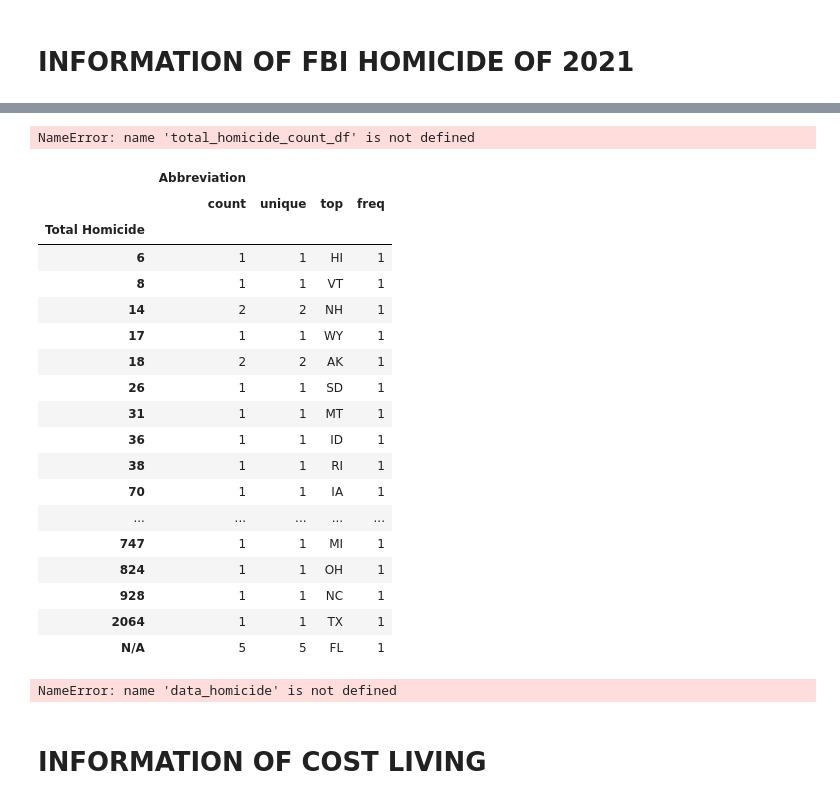
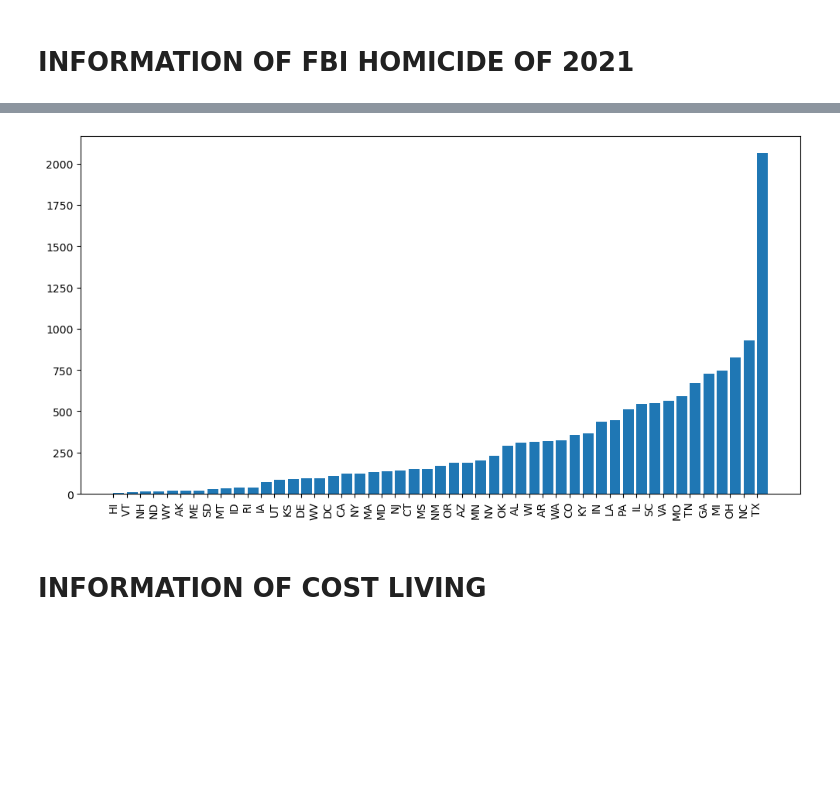
Before and after one commit to hrollin5/project_one, a Jupyter notebook: data_prep.ipynb, the cells around one changed output, grey strips where cells are left out. Saved outputs shown, nothing was run; the diff lists cells and outputs as text; code cells hidden in the pictures; blank space fills up the shorter version.

```diff
--- a/data_prep.ipynb
+++ b/data_prep.ipynb
@@ -85,0 +67,5 @@ total_homicide_count_df.max()
+# %%
+data_homicide= data_homicide.dropna(how = "any")
+data_homicide["Total Homicide"] = data_homicide["Total Homicide"].astype(int)
+data_homicide = data_homicide.sort_values("Total Homicide")
+data_homicide.head(50)
@@ -86,59 +103,11 @@ total_homicide_count_df.max()
 # %%
 # Generate a bar plot showing the total number of rows
-total_homicide = total_homicide_count_df['Total Homicide'].value_counts()
-total_homicide_plot = total_homicide.plot(kind='bar')
-
-total_homicide_plot.set_xlabel('States')
-total_homicide_plot.set_ylabel('Total Homicide')
-total_homicide_plot.set_title('Total Homicide by State')
-
-plt.xticks(rotation=45)
-plt.tight_layout()
+plt.figure(figsize=(12, 6))
+plt.bar(data_homicide["Abbreviation"], data_homicide["Total Homicide"], align = "edge")
+plt.xticks(rotation = 90)
 plt.show()
 # %% [output]
-NameError: name 'total_homicide_count_df' is not defined
+[figure, added]
-# %%
-# want to get the statistical overview?
-total_homicide_count_df.describe()
-# %% [output]
-|  | Abbreviation |  |  |  |
-|  | count | unique | top | freq |
-| Total Homicide |  |  |  |  |
-| 6 | 1 | 1 | HI | 1 |
-| 8 | 1 | 1 | VT | 1 |
-| 14 | 2 | 2 | NH | 1 |
-| 17 | 1 | 1 | WY | 1 |
-| 18 | 2 | 2 | AK | 1 |
-| 26 | 1 | 1 | SD | 1 |
-| 31 | 1 | 1 | MT | 1 |
-| 36 | 1 | 1 | ID | 1 |
-| 38 | 1 | 1 | RI | 1 |
-| 70 | 1 | 1 | IA | 1 |
-| ... | ... | ... | ... | ... |
-| 747 | 1 | 1 | MI | 1 |
-| 824 | 1 | 1 | OH | 1 |
-| 928 | 1 | 1 | NC | 1 |
-| 2064 | 1 | 1 | TX | 1 |
-| N/A | 5 | 5 | FL | 1 |
-# %%
-# Generate a summary statistics table of mean, median, variance, standard deviation, and SEM of the tumor volume for each regimen
-data_homicide = data_homicide.groupby("States")
-tumor_mean = total_homicide_count_df["Total Homicide"].mean()
-tumor_median = total_homicide_count_df["Total Homicide"].median()
-tumor_var = total_homicide_count_df["Total Homicide"].var()
-tumor_stdev = total_homicide_count_df["Total Homicide"].std()
-
-# Use groupby and summary statistical methods to calculate the following properties of each drug regimen:
-# mean, median, variance, standard deviation, and SEM of the tumor volume.
-# Assemble the resulting series into a single summary DataFrame.
-summary_df = pd.DataFrame([tumor_mean,tumor_median,tumor_var,tumor_stdev,tumor_SEM]).T
-summary_df.columns = ["Homicide Mean",
-                      "Homicide Median",
-                      "Homicide Variance",
-                      "Homicide Std. Dev."]
-summary_df
-# %% [output]
-NameError: name 'data_homicide' is not defined
 # %% [markdown]
 # INFORMATION OF COST LIVING
 # %%
```
Also changed, not shown: parts of 5 cells of this notebook.
